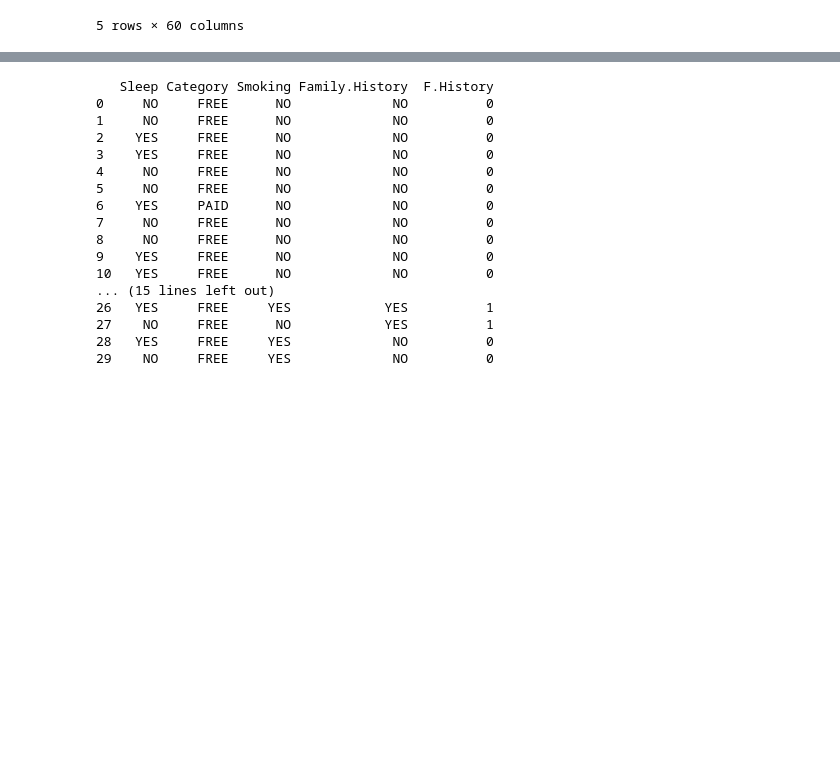
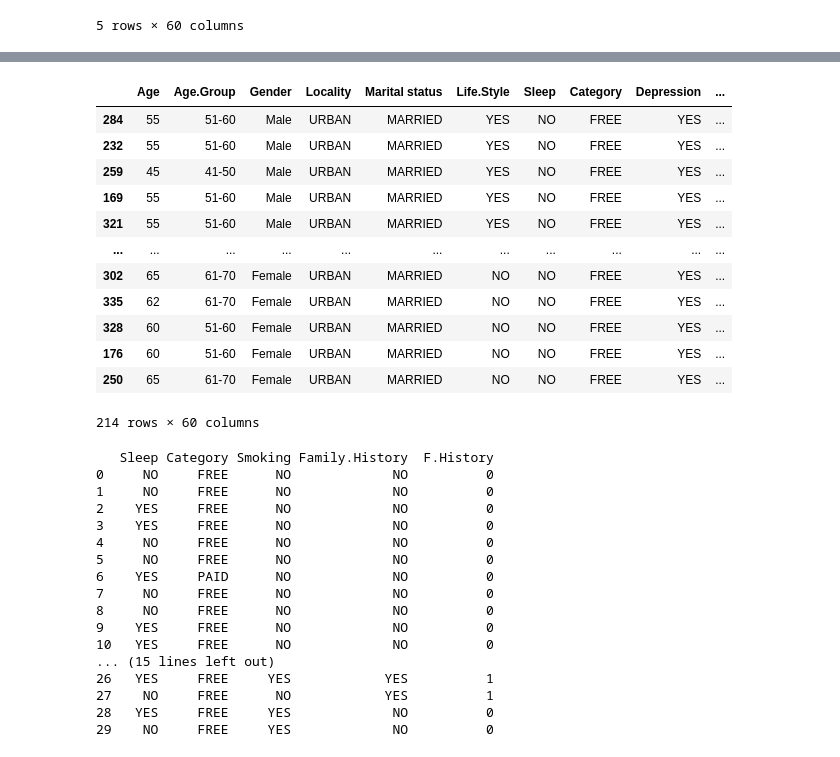
Before and after one commit to GBala-PrptlStdnt/-UCDPA_GregBala-, a Jupyter notebook: Scratch notebook for HF project.ipynb, the cells around one changed output, grey strips where cells are left out. Saved outputs shown, nothing was run; the diff lists cells and outputs as text; code cells hidden in the pictures; blank space fills up the shorter version.

```diff
--- a/Scratch notebook for HF project.ipynb
+++ b/Scratch notebook for HF project.ipynb
@@ -19,7 +19,7 @@ from sklearn.linear_model import Lasso
 # https://www.kaggle.com/datasets/asgharalikhan/mortality-rate-heart-patient-pakistan-hospital
 
 HF_Dataset = 'HFDataset.csv'
-HFdata_df = pd.read_csv(HF_Dataset)
+HFdata_df = pd.read_csv(HF_Dataset, header=0)
 HFdata_df.head()
 # %% [output]
 |  | Age | Age.Group | Gender | Locality | Marital status | Life.Style | Sleep | Category | Depression | ... |
@@ -54,3 +285,20 @@ None
+# %%
+duplicates = HFdata_df.duplicated()
+HFdata_df[duplicates].sort_values(by='ESR')
+# %% [output]
+|  | Age | Age.Group | Gender | Locality | Marital status | Life.Style | Sleep | Category | Depression | ... |
+| 284 | 55 | 51-60 | Male | URBAN | MARRIED | YES | NO | FREE | YES | ... |
+| 232 | 55 | 51-60 | Male | URBAN | MARRIED | YES | NO | FREE | YES | ... |
+| 259 | 45 | 41-50 | Male | URBAN | MARRIED | YES | NO | FREE | YES | ... |
+| 169 | 55 | 51-60 | Male | URBAN | MARRIED | YES | NO | FREE | YES | ... |
+| 321 | 55 | 51-60 | Male | URBAN | MARRIED | YES | NO | FREE | YES | ... |
+| ... | ... | ... | ... | ... | ... | ... | ... | ... | ... | ... |
+| 302 | 65 | 61-70 | Female | URBAN | MARRIED | NO | NO | FREE | YES | ... |
+| 335 | 62 | 61-70 | Female | URBAN | MARRIED | NO | NO | FREE | YES | ... |
+| 328 | 60 | 51-60 | Female | URBAN | MARRIED | NO | NO | FREE | YES | ... |
+| 176 | 60 | 51-60 | Female | URBAN | MARRIED | NO | NO | FREE | YES | ... |
+| 250 | 65 | 61-70 | Female | URBAN | MARRIED | NO | NO | FREE | YES | ... |
+214 rows × 60 columns
 # %%
 df_data_bloods_Enviro = HFdata_df[['Sleep', 'Category', 'Smoking', 'Family.History', 'F.History',]]
 print(df_data_bloods_Enviro.head(30))
```
Also changed, not shown: parts of 30 cells of this notebook.
